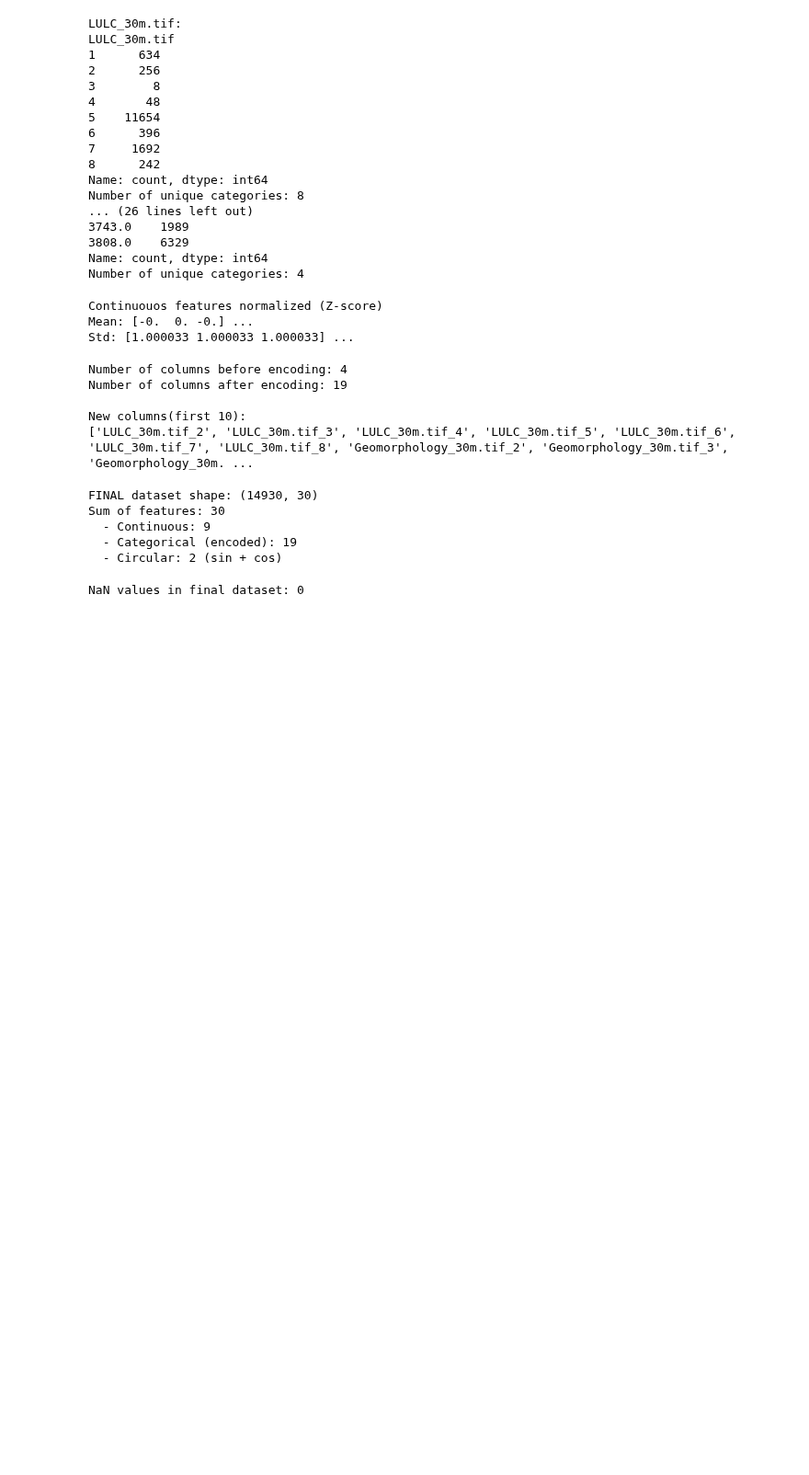
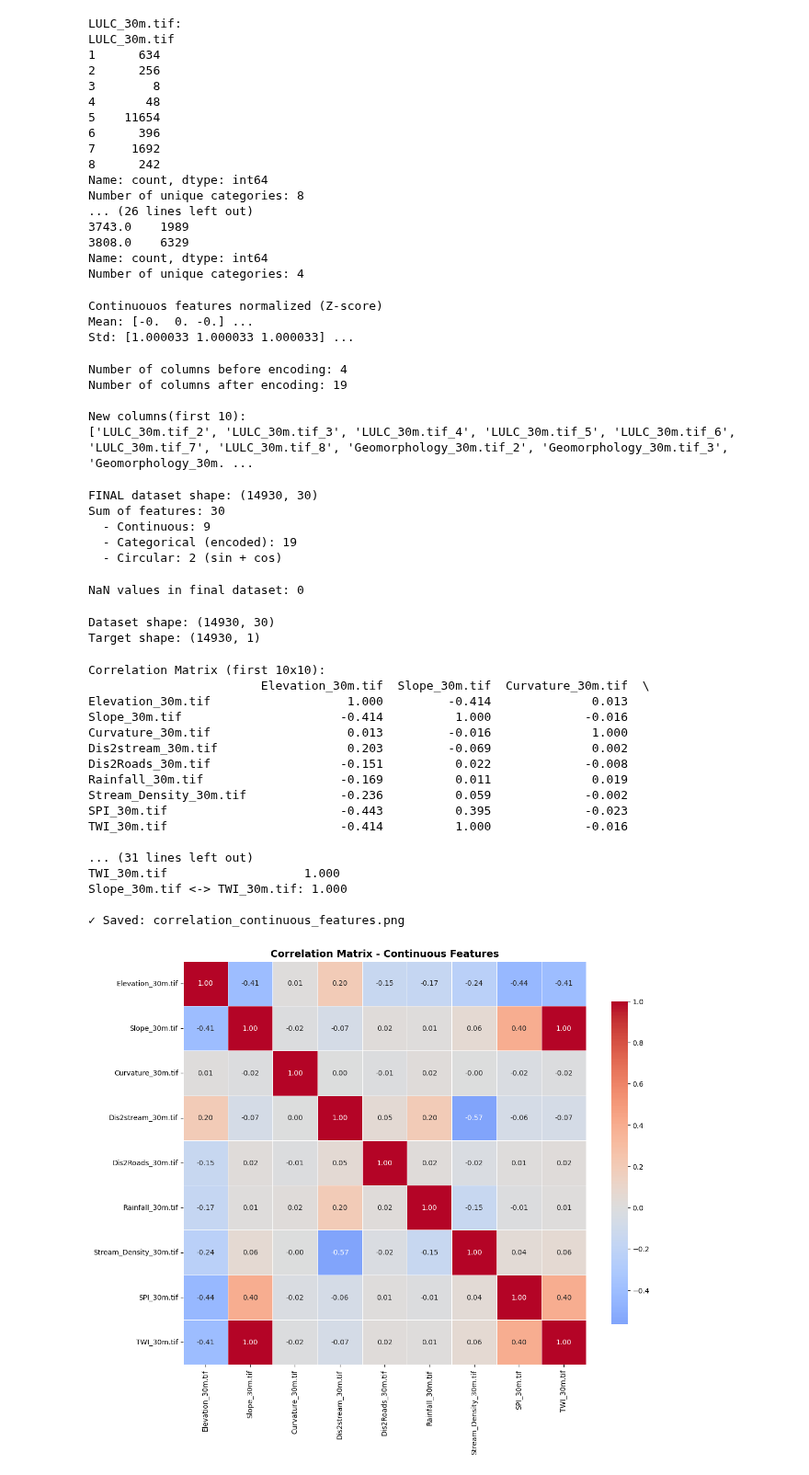
Before and after one commit to VladK333/flood-analysis, a Jupyter notebook: analysis.ipynb, the cells around one changed output. Shown at 92% size. Drawn from its saved outputs; the diff is of its cells as text; code cells hidden in the pictures; blank space fills up the shorter version.

Commit message:
Pearson correlation - continuous features. Visuals added

```diff
--- a/analysis.ipynb
+++ b/analysis.ipynb
@@ -202,3 +202,75 @@ X_circular.to_csv('data_circular_transformed.csv', index=False)
 print(f"\nNaN values in final dataset: {X_processed.isnull().sum().sum()}")
 # %% [output]
 NaN values in final dataset: 0
+# %%
+#CORRELATION ANALYSIS
+import pandas as pd
+import numpy as np
+import matplotlib.pyplot as plt
+import seaborn as sns
+from scipy.stats import chi2_contingency, pointbiserialr
+import warnings
+warnings.filterwarnings('ignore')
+
+# Load processed data
+X_processed = pd.read_csv('data_processed_proper.csv')
+y_clean = pd.read_csv('target_clean.csv')
+X_continuous = pd.read_csv('data_continuous_normalized.csv')
+X_categorical = pd.read_csv('data_categorical_encoded.csv')
+X_circular = pd.read_csv('data_circular_transformed.csv')
+
+print(f"\nDataset shape: {X_processed.shape}")
+print(f"Target shape: {y_clean.shape}")
+# %% [output]
+Dataset shape: (14930, 30)
+Target shape: (14930, 1)
+# %%
+#PEARSON CORRELATION - Continuous Features
+corr_matrix_continuous = X_continuous.corr()
+
+high_corr_pairs = []
+for i in range(len(corr_matrix_continuous.columns)):
+    for j in range(i+1, len(corr_matrix_continuous.columns)):
+        corr_value = corr_matrix_continuous.iloc[i, j]
+        if abs(corr_value) > 0.7:
+            feature1 = corr_matrix_continuous.columns[i]
+            feature2 = corr_matrix_continuous.columns[j]
+            high_corr_pairs.append((feature1, feature2, corr_value))
+            print(f"{feature1} <-> {feature2}: {corr_value:.3f}")
+
+if len(high_corr_pairs) == 0:
+    print("No highly correlated pairs found (threshold: 0.7)")
+
+    # Visualize correlation matrix
+plt.figure(figsize=(12, 10))
+sns.heatmap(corr_matrix_continuous,
+            annot=True,
+            fmt='.2f',
+            cmap='coolwarm',
+            center=0,
+            square=True,
+            linewidths=0.5,
+            cbar_kws={"shrink": 0.8})
+plt.title('Correlation Matrix - Continuous Features', fontsize=14, fontweight='bold')
+plt.tight_layout()
+plt.savefig('correlation_continuous_features.png', dpi=300, bbox_inches='tight')
+print("\n✓ Saved: correlation_continuous_features.png")
+# %% [output]
+Correlation Matrix (first 10x10):
+                        Elevation_30m.tif  Slope_30m.tif  Curvature_30m.tif  \
+Elevation_30m.tif                   1.000         -0.414              0.013
+Slope_30m.tif                      -0.414          1.000             -0.016
+Curvature_30m.tif                   0.013         -0.016              1.000
+Dis2stream_30m.tif                  0.203         -0.069              0.002
+Dis2Roads_30m.tif                  -0.151          0.022             -0.008
+Rainfall_30m.tif                   -0.169          0.011              0.019
+Stream_Density_30m.tif             -0.236          0.059             -0.002
+SPI_30m.tif                        -0.443          0.395             -0.023
+TWI_30m.tif                        -0.414          1.000             -0.016
+
+... (31 lines left out)
+TWI_30m.tif                   1.000
+Slope_30m.tif <-> TWI_30m.tif: 1.000
+
+✓ Saved: correlation_continuous_features.png
+[figure, added]
```
Also changed, not shown: 4 other files.
